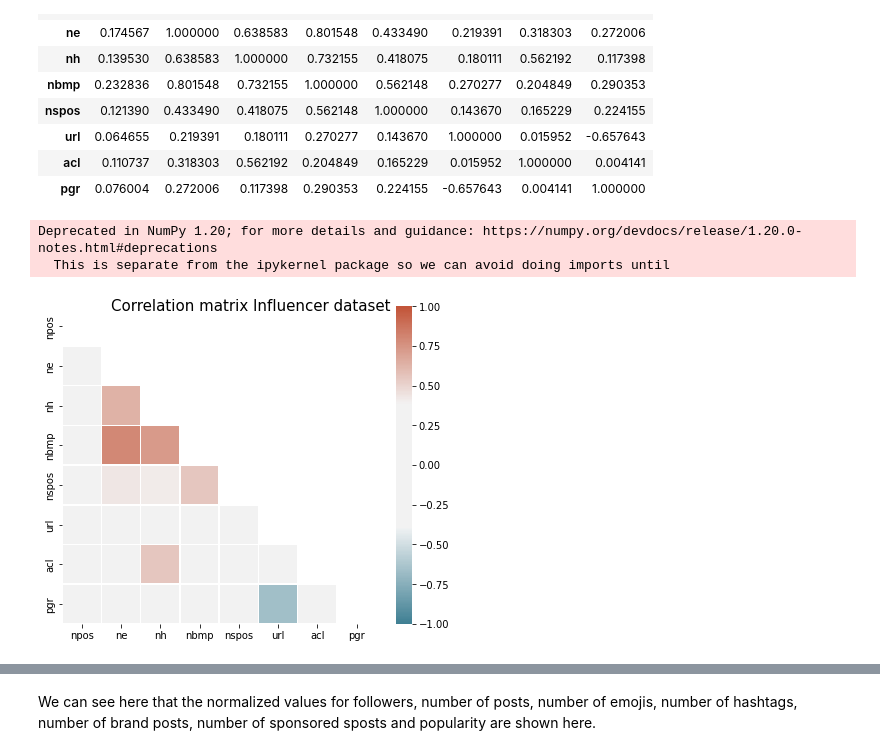
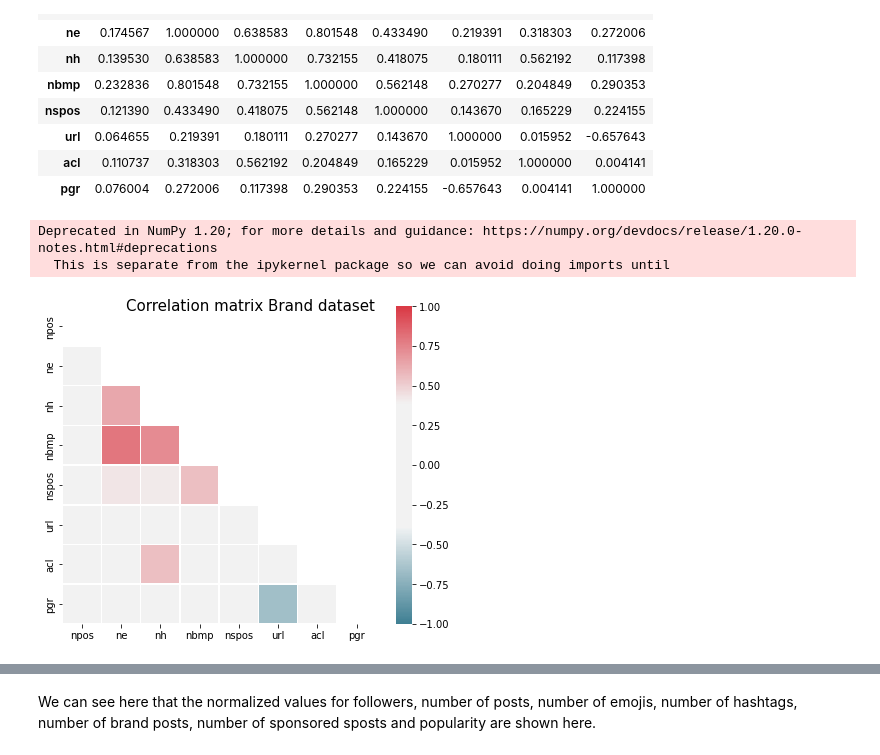
Before and after one commit to prayap/nithyara-prayap, a Jupyter notebook: models.ipynb, the cells around one changed output, grey strips where cells are left out. Cells and saved outputs as stored; diff of their text form; code cells hidden in the pictures.

```diff
--- a/models.ipynb
+++ b/models.ipynb
@@ -475,28 +487,29 @@ corr
 | pgr | 0.076004 | 0.272006 | 0.117398 | 0.290353 | 0.224155 | -0.657643 | 0.004141 | 1.000000 |
 # %%
 import seaborn as sns
-# Generate a mask for the upper triangle
+# masking upper triangle
 mask = np.zeros_like(corr, dtype=np.bool)
 mask[np.triu_indices_from(mask)] = True
 
-# Set up the matplotlib figure
-fig, ax = plt.subplots(figsize=(6, 5))
+# using matplotlib plt
+fig1, ax = plt.subplots(figsize=(6, 5))
 
-# Generate a custom diverging colormap
-cmap = sns.diverging_palette(220, 20, as_cmap=True, sep=100)
+# pallette
+cmap = sns.diverging_palette(220, 10, as_cmap=True, sep=100)
 
-# Draw the heatmap with the mask and correct aspect ratio
+# draw heatmap
 sns.heatmap(corr, mask=mask, cmap=cmap, vmin=-1, vmax=1, center=0, linewidths=.5)
-
-fig.suptitle('Correlation matrix Influencer dataset', fontsize=15)
-ax.text(0.80, 0.2, '', fontsize=13, ha='center', va='center',
+#title
+fig1.suptitle('Correlation matrix Brand dataset', fontsize=15)
+#setting properties
+ax.text(0.77, 0.2, '', fontsize=13, ha='center', va='center',
          transform=ax.transAxes, color='grey', alpha=0.5)
-
-fig.tight_layout()
+#drawing heatmap
+fig1.tight_layout()
 # %% [output]
 Deprecated in NumPy 1.20; for more details and guidance: https://numpy.org/devdocs/release/1.20.0-notes.html#deprecations
   This is separate from the ipykernel package so we can avoid doing imports until
-[figure, old version]
+[figure, new version]
 # %%
 #1. af=account followers from df
 #2. pl=likes of all posts by the account
```
Also changed, not shown: parts of 29 cells of this notebook.
